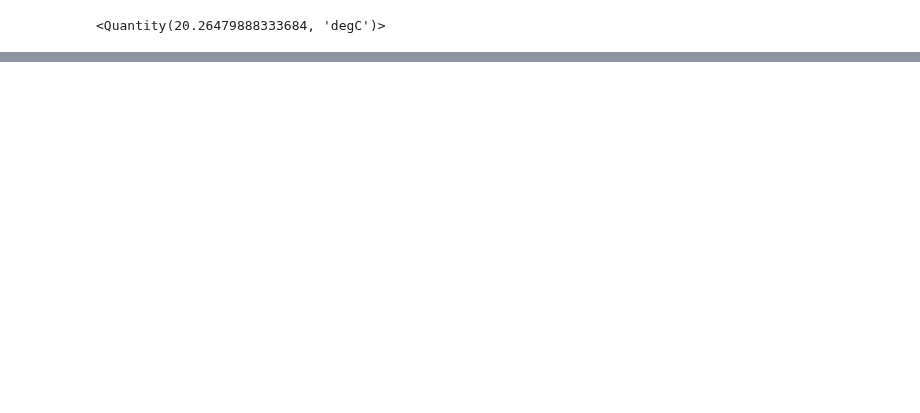
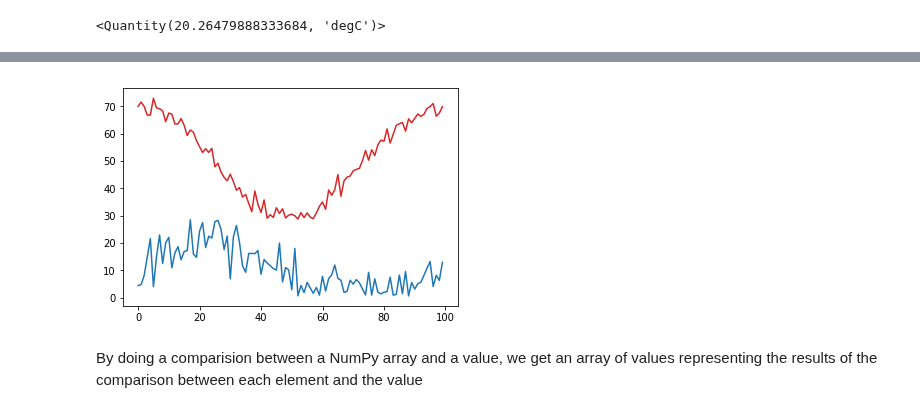
Before and after one commit to Unidata/python-workshop, a Jupyter notebook: notebooks/Primer/Primer.ipynb, the cells around one changed output, grey strips where cells are left out. Cells and saved outputs as stored; diff of their text form; code cells hidden in the pictures; blank space fills up the shorter version.

```diff
--- a/notebooks/Primer/Primer.ipynb
+++ b/notebooks/Primer/Primer.ipynb
@@ -365,0 +210,18 @@ The goal of this tutorial is to provide an overview of the use of the NumPy libr
+# %%
+# Create some synthetic data representing temperature and wind speed data
+np.random.seed(19990503)  # Make sure we all have the same data
+temp = (20 * np.cos(np.linspace(0, 2 * np.pi, 100)) +
+        50 + 2 * np.random.randn(100)) * units.degC
+spd = (np.abs(10 * np.sin(np.linspace(0, 2 * np.pi, 100)) +
+              10 + 5 * np.random.randn(100))) * units('m/s')
+# %%
+%matplotlib inline
+import matplotlib.pyplot as plt
+plt.plot(temp, 'tab:red')
+plt.plot(spd, 'tab:blue');
+# %% [output]
+[figure, added]
+# %% [markdown]
+By doing a comparision between a NumPy array and a value, we get an
+array of values representing the results of the comparison between
+each element and the value
```
Also changed, not shown: parts of 87 cells of this notebook, 5 other files.
